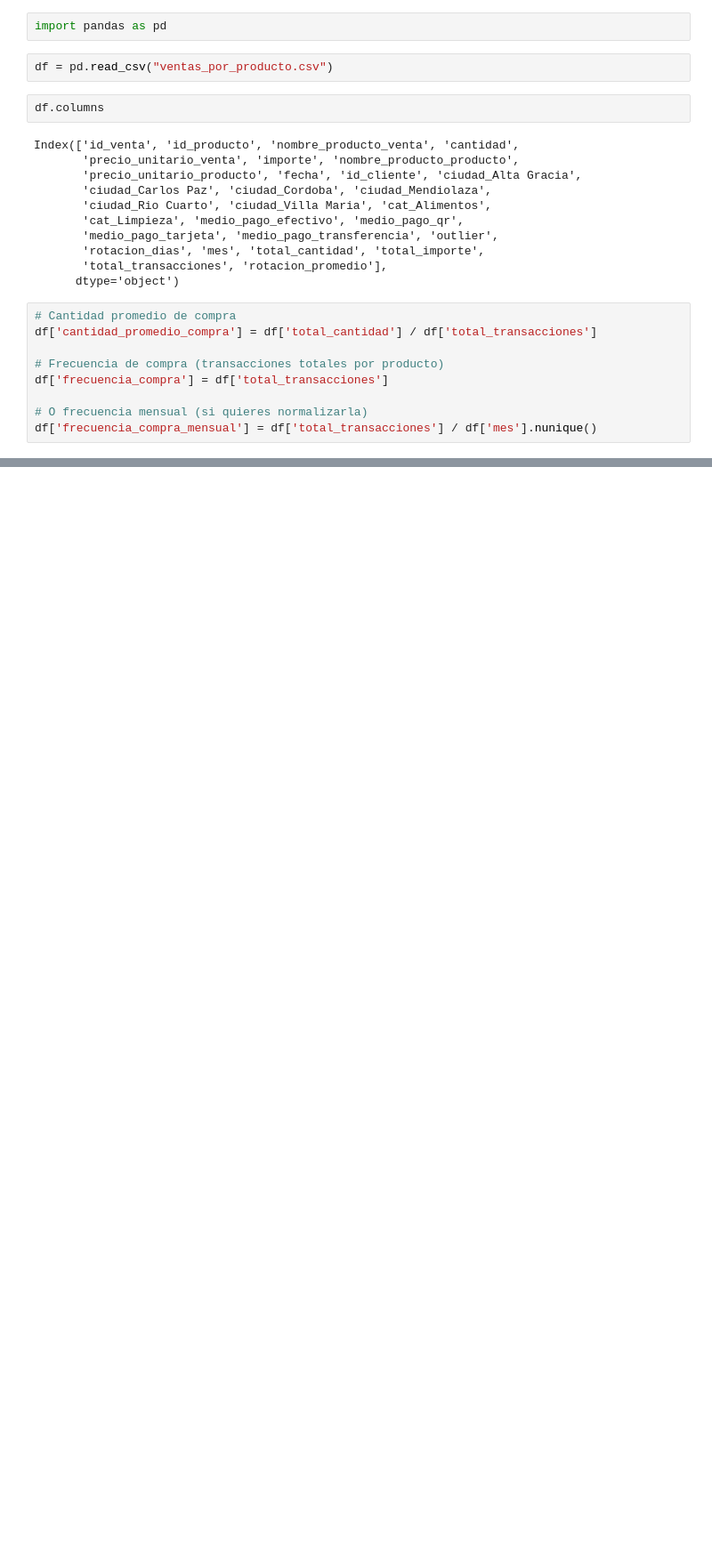
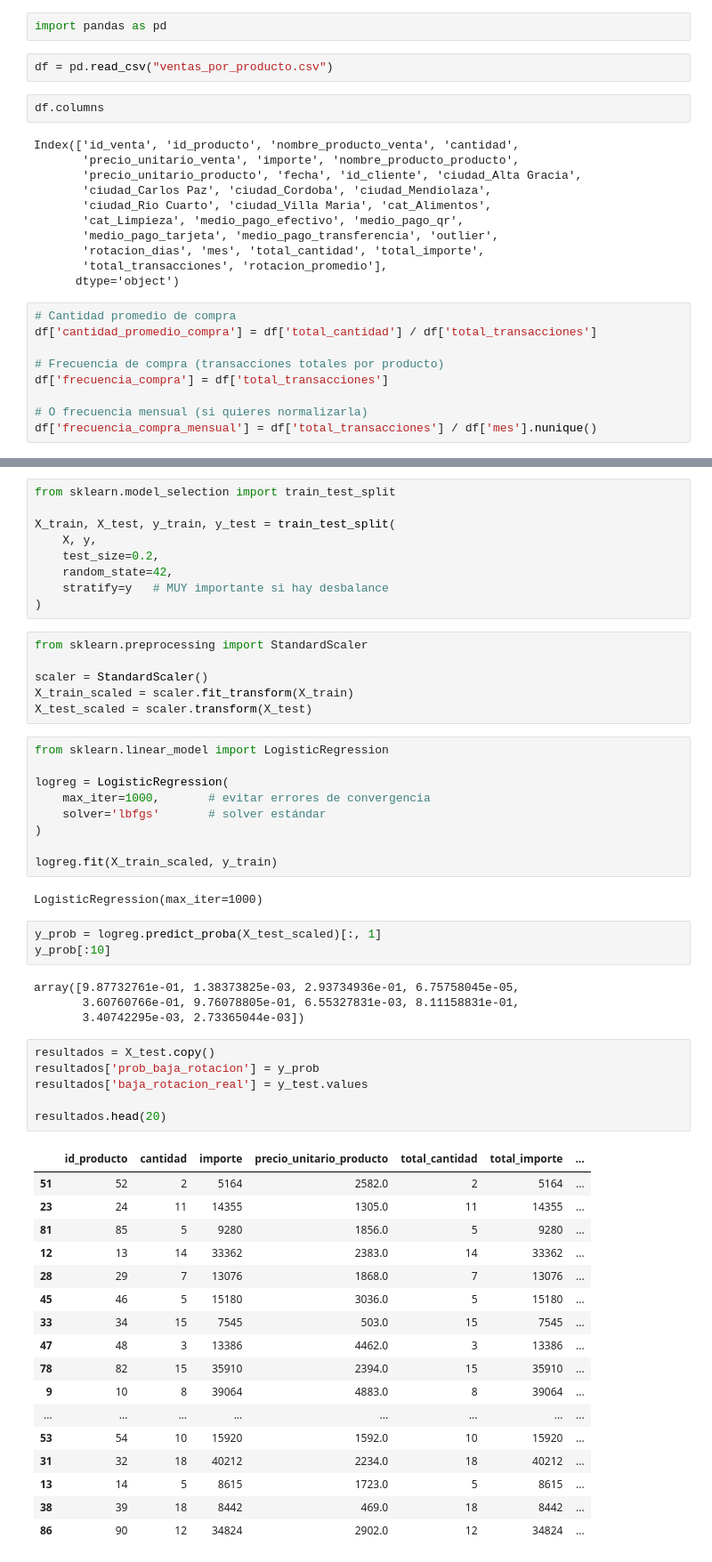
Before and after one commit to renatobenavides/Nombre-Proyecto-Arelion, a Jupyter notebook: sprint3.ipynb, the cells around one changed output, grey strips where cells are left out. Shown: that part at 89% size. Cells and saved outputs as stored; diff of their text form; blank space fills up the shorter version.

```diff
--- a/sprint3.ipynb
+++ b/sprint3.ipynb
@@ -33,0 +99,57 @@ df['frecuencia_compra_mensual'] = df['total_transacciones'] / df['mes'].nunique(
+# %%
+from sklearn.model_selection import train_test_split
+
+X_train, X_test, y_train, y_test = train_test_split(
+    X, y,
+    test_size=0.2,
+    random_state=42,
+    stratify=y   # MUY importante si hay desbalance
+)
+# %%
+from sklearn.preprocessing import StandardScaler
+
+scaler = StandardScaler()
+X_train_scaled = scaler.fit_transform(X_train)
+X_test_scaled = scaler.transform(X_test)
+# %%
+from sklearn.linear_model import LogisticRegression
+
+logreg = LogisticRegression(
+    max_iter=1000,       # evitar errores de convergencia
+    solver='lbfgs'       # solver estándar
+)
+
+logreg.fit(X_train_scaled, y_train)
+# %% [output]
+LogisticRegression(max_iter=1000)
+# %%
+y_prob = logreg.predict_proba(X_test_scaled)[:, 1]
+y_prob[:10]
+# %% [output]
+array([9.87732761e-01, 1.38373825e-03, 2.93734936e-01, 6.75758045e-05,
+       3.60760766e-01, 9.76078805e-01, 6.55327831e-03, 8.11158831e-01,
+       3.40742295e-03, 2.73365044e-03])
+# %%
+resultados = X_test.copy()
+resultados['prob_baja_rotacion'] = y_prob
+resultados['baja_rotacion_real'] = y_test.values
+
+resultados.head(20)
+# %% [output]
+|  | id_producto | cantidad | importe | precio_unitario_producto | total_cantidad | total_importe | ... |
+| 51 | 52 | 2 | 5164 | 2582.0 | 2 | 5164 | ... |
+| 23 | 24 | 11 | 14355 | 1305.0 | 11 | 14355 | ... |
+| 81 | 85 | 5 | 9280 | 1856.0 | 5 | 9280 | ... |
+| 12 | 13 | 14 | 33362 | 2383.0 | 14 | 33362 | ... |
+| 28 | 29 | 7 | 13076 | 1868.0 | 7 | 13076 | ... |
+| 45 | 46 | 5 | 15180 | 3036.0 | 5 | 15180 | ... |
+| 33 | 34 | 15 | 7545 | 503.0 | 15 | 7545 | ... |
+| 47 | 48 | 3 | 13386 | 4462.0 | 3 | 13386 | ... |
+| 78 | 82 | 15 | 35910 | 2394.0 | 15 | 35910 | ... |
+| 9 | 10 | 8 | 39064 | 4883.0 | 8 | 39064 | ... |
+| ... | ... | ... | ... | ... | ... | ... | ... |
+| 53 | 54 | 10 | 15920 | 1592.0 | 10 | 15920 | ... |
+| 31 | 32 | 18 | 40212 | 2234.0 | 18 | 40212 | ... |
+| 13 | 14 | 5 | 8615 | 1723.0 | 5 | 8615 | ... |
+| 38 | 39 | 18 | 8442 | 469.0 | 18 | 8442 | ... |
+| 86 | 90 | 12 | 34824 | 2902.0 | 12 | 34824 | ... |
```
Also changed, not shown: parts of 14 cells of this notebook.
